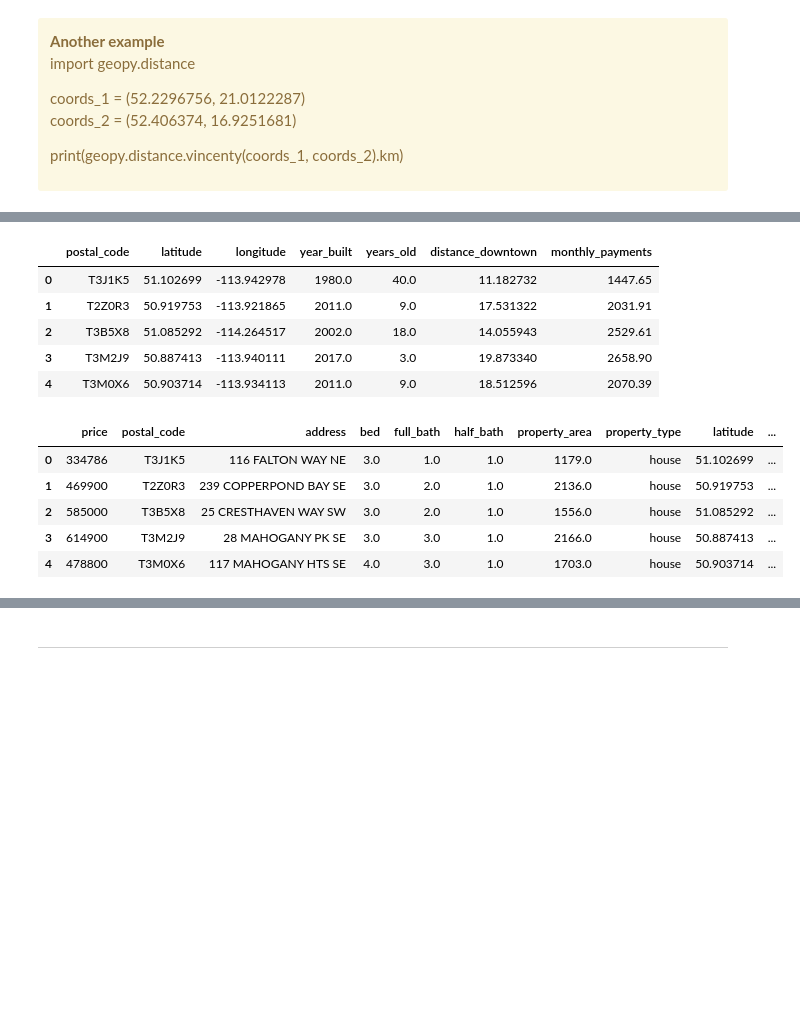
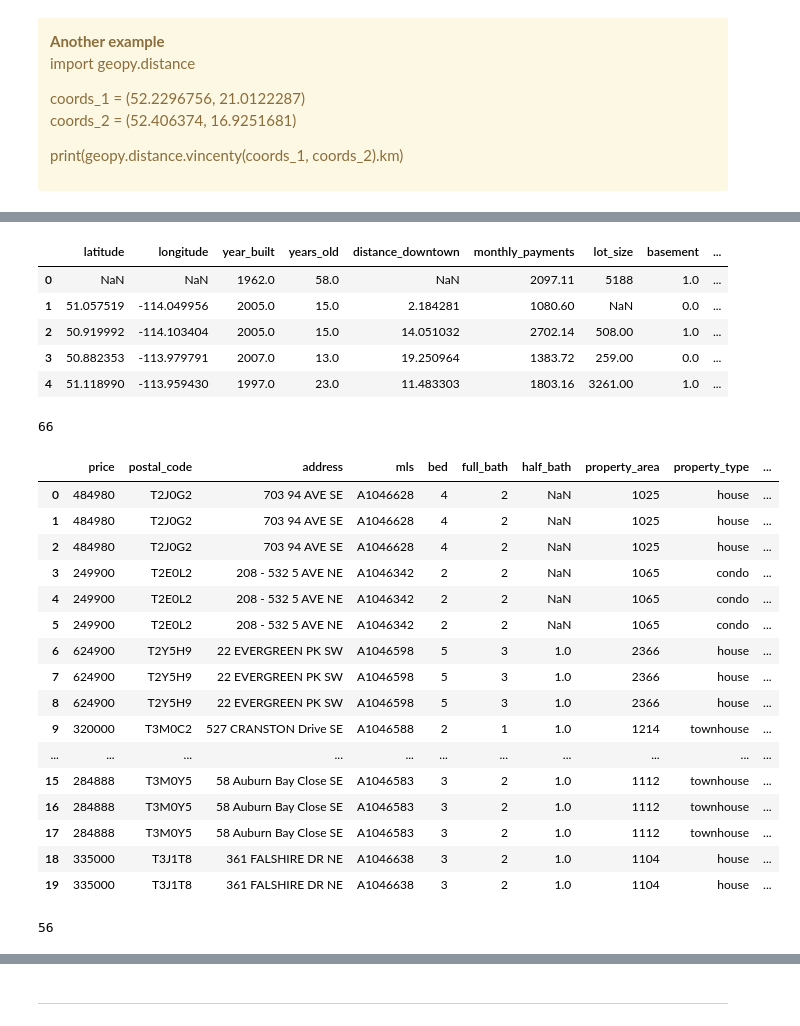
Before and after one commit to dayothompson/ML_Project, a Jupyter notebook: Final scraper.ipynb, the cells around one changed output, grey strips where cells are left out. Saved outputs shown, nothing was run; the diff lists cells and outputs as text; code cells hidden in the pictures; blank space fills up the shorter version.

```diff
--- a/Final scraper.ipynb
+++ b/Final scraper.ipynb
@@ -469,11 +557,21 @@ more_details.head()
+# %%
+basement_df = pd.DataFrame(basement)
+# %%
+garage_df = pd.DataFrame(garage)
+# %%
+mls_df = pd.DataFrame(mlsa)
 # %%
-more_df = pd.concat([postal_code_array_clean, more_details, years_old_df, distance_downtown_df, payment_monthly_clean], axis=1)
-more_df.columns = ["postal_code", "latitude", "longitude", "year_built", "years_old", "distance_downtown", "monthly_payments"]
+more_df = pd.concat([more_details, years_old_df, distance_downtown_df, payment_monthly_clean, lot_size_df, basement_df, garage_df, mls_df], axis=1)
+more_df.columns = ["latitude", "longitude", "year_built", "years_old", "distance_downtown", "monthly_payments", "lot_size", "basement", "garage", "mls"]
 more_df.head()
 # %% [output]
-|  | postal_code | latitude | longitude | year_built | years_old | distance_downtown | monthly_payments |
-| 0 | T3J1K5 | 51.102699 | -113.942978 | 1980.0 | 40.0 | 11.182732 | 1447.65 |
-| 1 | T2Z0R3 | 50.919753 | -113.921865 | 2011.0 | 9.0 | 17.531322 | 2031.91 |
-| 2 | T3B5X8 | 51.085292 | -114.264517 | 2002.0 | 18.0 | 14.055943 | 2529.61 |
-| 3 | T3M2J9 | 50.887413 | -113.940111 | 2017.0 | 3.0 | 19.873340 | 2658.90 |
-| 4 | T3M0X6 | 50.903714 | -113.934113 | 2011.0 | 9.0 | 18.512596 | 2070.39 |
+|  | latitude | longitude | year_built | years_old | distance_downtown | monthly_payments | lot_size | basement | ... |
+| 0 | NaN | NaN | 1962.0 | 58.0 | NaN | 2097.11 | 5188 | 1.0 | ... |
+| 1 | 51.057519 | -114.049956 | 2005.0 | 15.0 | 2.184281 | 1080.60 | NaN | 0.0 | ... |
+| 2 | 50.919992 | -114.103404 | 2005.0 | 15.0 | 14.051032 | 2702.14 | 508.00 | 1.0 | ... |
+| 3 | 50.882353 | -113.979791 | 2007.0 | 13.0 | 19.250964 | 1383.72 | 259.00 | 0.0 | ... |
+| 4 | 51.118990 | -113.959430 | 1997.0 | 23.0 | 11.483303 | 1803.16 | 3261.00 | 1.0 | ... |
+# %%
+len(more_df)
+# %% [output]
+66
@@ -480,12 +580,27 @@ more_df.head()
 # %%
-result_dup = pd.merge(calgary_df, more_df, on='postal_code')
+result_dup = pd.merge(calgary_df, more_df, on='mls')
 result = result_dup.drop_duplicates()
 result = result.reset_index(drop=True)
-result.head()
+result.head(20)
 # %% [output]
-|  | price | postal_code | address | bed | full_bath | half_bath | property_area | property_type | latitude | ... |
-| 0 | 334786 | T3J1K5 | 116 FALTON WAY NE | 3.0 | 1.0 | 1.0 | 1179.0 | house | 51.102699 | ... |
-| 1 | 469900 | T2Z0R3 | 239 COPPERPOND BAY SE | 3.0 | 2.0 | 1.0 | 2136.0 | house | 50.919753 | ... |
-| 2 | 585000 | T3B5X8 | 25 CRESTHAVEN WAY SW | 3.0 | 2.0 | 1.0 | 1556.0 | house | 51.085292 | ... |
-| 3 | 614900 | T3M2J9 | 28 MAHOGANY PK SE | 3.0 | 3.0 | 1.0 | 2166.0 | house | 50.887413 | ... |
-| 4 | 478800 | T3M0X6 | 117 MAHOGANY HTS SE | 4.0 | 3.0 | 1.0 | 1703.0 | house | 50.903714 | ... |
+|  | price | postal_code | address | mls | bed | full_bath | half_bath | property_area | property_type | ... |
+| 0 | 484980 | T2J0G2 | 703 94 AVE SE | A1046628 | 4 | 2 | NaN | 1025 | house | ... |
+| 1 | 484980 | T2J0G2 | 703 94 AVE SE | A1046628 | 4 | 2 | NaN | 1025 | house | ... |
+| 2 | 484980 | T2J0G2 | 703 94 AVE SE | A1046628 | 4 | 2 | NaN | 1025 | house | ... |
+| 3 | 249900 | T2E0L2 | 208 - 532 5 AVE NE | A1046342 | 2 | 2 | NaN | 1065 | condo | ... |
+| 4 | 249900 | T2E0L2 | 208 - 532 5 AVE NE | A1046342 | 2 | 2 | NaN | 1065 | condo | ... |
+| 5 | 249900 | T2E0L2 | 208 - 532 5 AVE NE | A1046342 | 2 | 2 | NaN | 1065 | condo | ... |
+| 6 | 624900 | T2Y5H9 | 22 EVERGREEN PK SW | A1046598 | 5 | 3 | 1.0 | 2366 | house | ... |
+| 7 | 624900 | T2Y5H9 | 22 EVERGREEN PK SW | A1046598 | 5 | 3 | 1.0 | 2366 | house | ... |
+| 8 | 624900 | T2Y5H9 | 22 EVERGREEN PK SW | A1046598 | 5 | 3 | 1.0 | 2366 | house | ... |
+| 9 | 320000 | T3M0C2 | 527 CRANSTON Drive SE | A1046588 | 2 | 1 | 1.0 | 1214 | townhouse | ... |
+| ... | ... | ... | ... | ... | ... | ... | ... | ... | ... | ... |
+| 15 | 284888 | T3M0Y5 | 58 Auburn Bay Close SE | A1046583 | 3 | 2 | 1.0 | 1112 | townhouse | ... |
+| 16 | 284888 | T3M0Y5 | 58 Auburn Bay Close SE | A1046583 | 3 | 2 | 1.0 | 1112 | townhouse | ... |
+| 17 | 284888 | T3M0Y5 | 58 Auburn Bay Close SE | A1046583 | 3 | 2 | 1.0 | 1112 | townhouse | ... |
+| 18 | 335000 | T3J1T8 | 361 FALSHIRE DR NE | A1046638 | 3 | 2 | 1.0 | 1104 | house | ... |
+| 19 | 335000 | T3J1T8 | 361 FALSHIRE DR NE | A1046638 | 3 | 2 | 1.0 | 1104 | house | ... |
+# %%
+len(result)
+# %% [output]
+56
```
Also changed, not shown: parts of 35 cells of this notebook, 4 other files.
